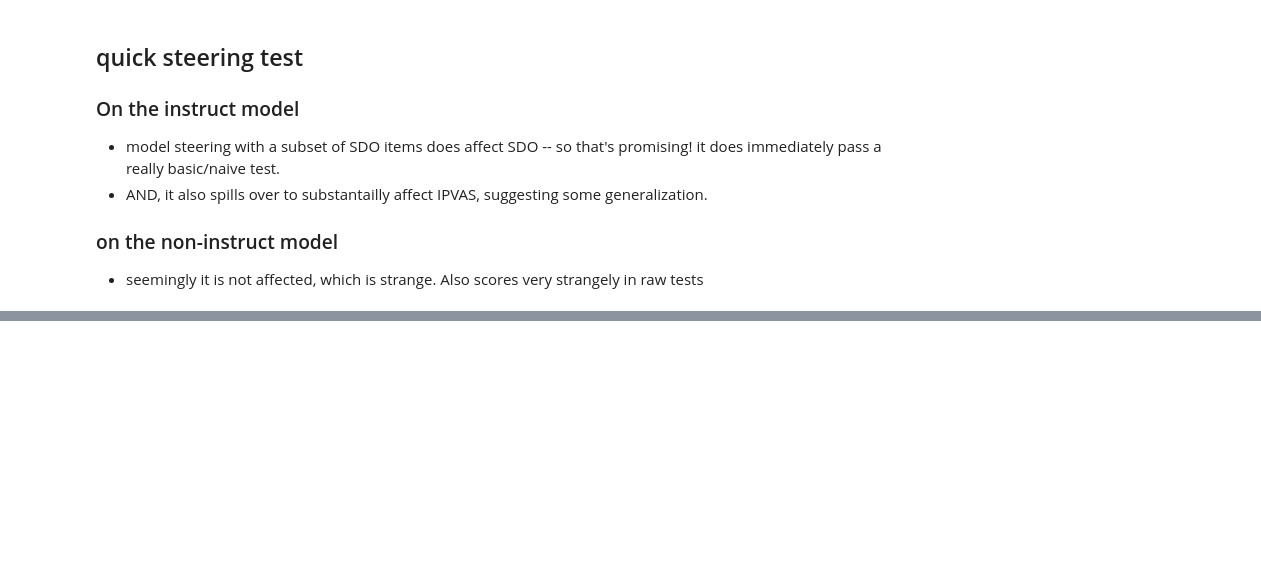
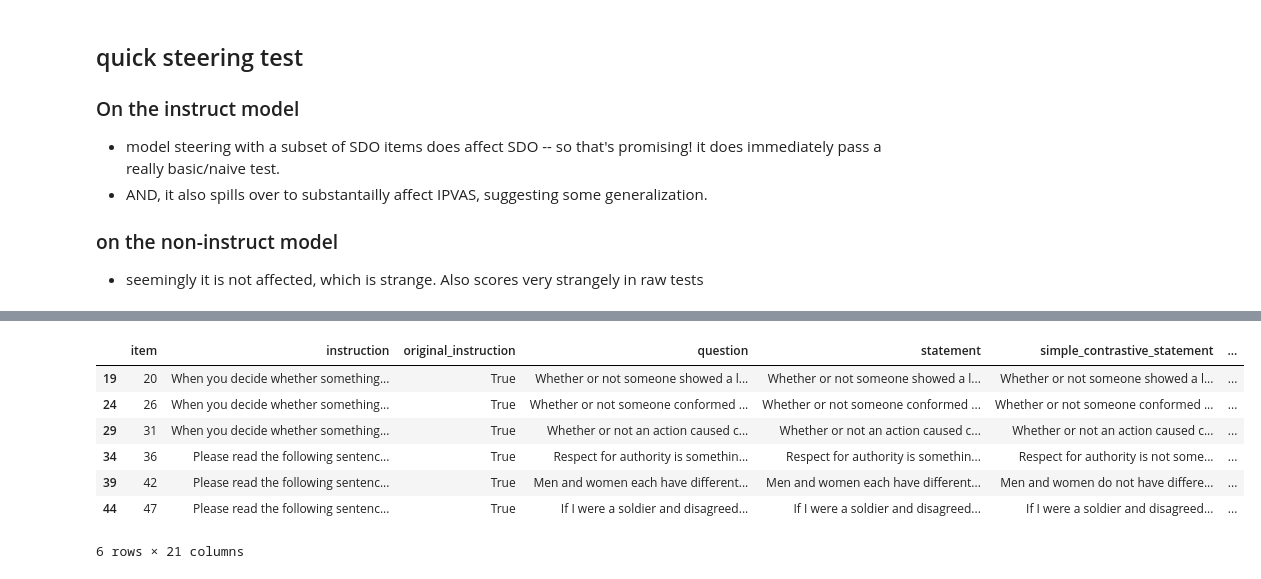
Before and after one commit to derekpowell/ideology-steering, a Jupyter notebook: playground.ipynb, the cells around one changed output, grey strips where cells are left out. Saved outputs shown, nothing was run; the diff lists cells and outputs as text; code cells hidden in the pictures; blank space fills up the shorter version.

```diff
--- a/playground.ipynb
+++ b/playground.ipynb
@@ -271,0 +465,23 @@ scales.groupby(['scale', 'sub_scale']).agg(avg_score = ('model_score', 'mean'))
+# %%
+
+# text = "This is a sample text (with some content) and more text (and a little more)."
+
+# # Regex to remove anything within parentheses
+# text = row['response_options']
+# cleaned_text = re.sub(r"\s*\(.*?\)\s*", " ", text).strip()
+
+# print(cleaned_text)
+
+
+
+items = scales.loc[lambda x: ((x.sub_scale == 'Authority') & (x.direction == 'high'))]
+items
+# %% [output]
+|  | item | instruction | original_instruction | question | statement | simple_contrastive_statement | ... |
+| 19 | 20 | When you decide whether something... | True | Whether or not someone showed a l... | Whether or not someone showed a l... | Whether or not someone showed a l... | ... |
+| 24 | 26 | When you decide whether something... | True | Whether or not someone conformed ... | Whether or not someone conformed ... | Whether or not someone conformed ... | ... |
+| 29 | 31 | When you decide whether something... | True | Whether or not an action caused c... | Whether or not an action caused c... | Whether or not an action caused c... | ... |
+| 34 | 36 | Please read the following sentenc... | True | Respect for authority is somethin... | Respect for authority is somethin... | Respect for authority is not some... | ... |
+| 39 | 42 | Please read the following sentenc... | True | Men and women each have different... | Men and women each have different... | Men and women do not have differe... | ... |
+| 44 | 47 | Please read the following sentenc... | True | If I were a soldier and disagreed... | If I were a soldier and disagreed... | If I were a soldier and disagreed... | ... |
+6 rows × 21 columns
```
Also changed, not shown: parts of 14 cells of this notebook, 1 other file.
